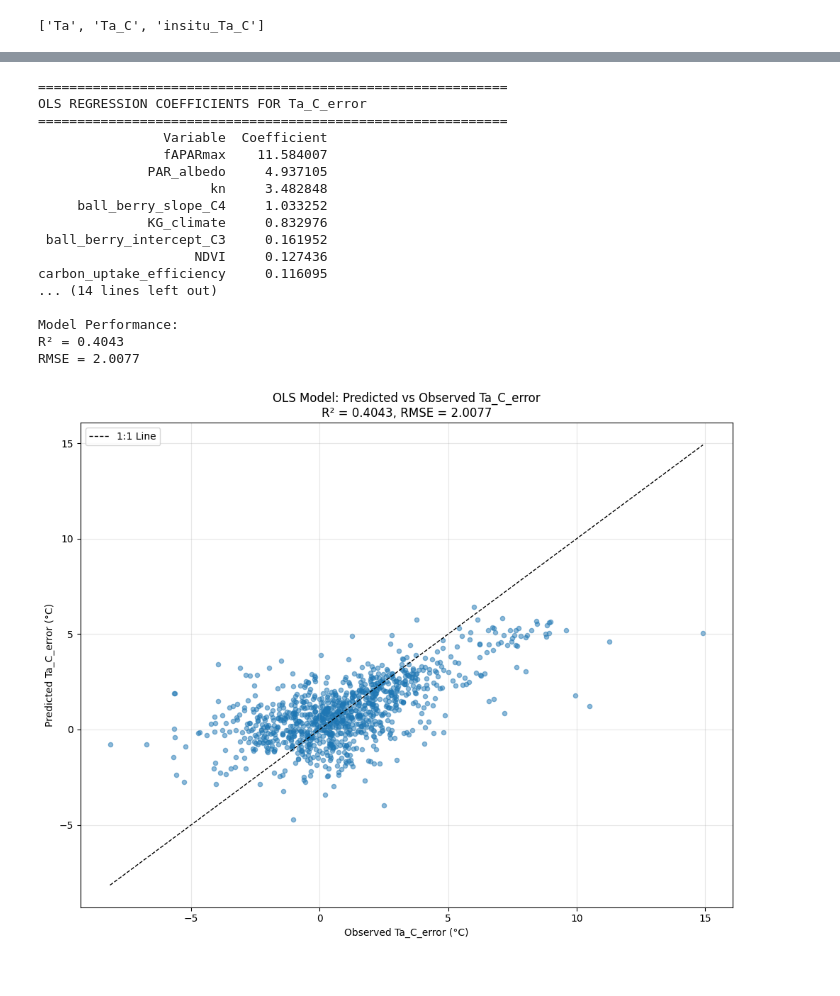
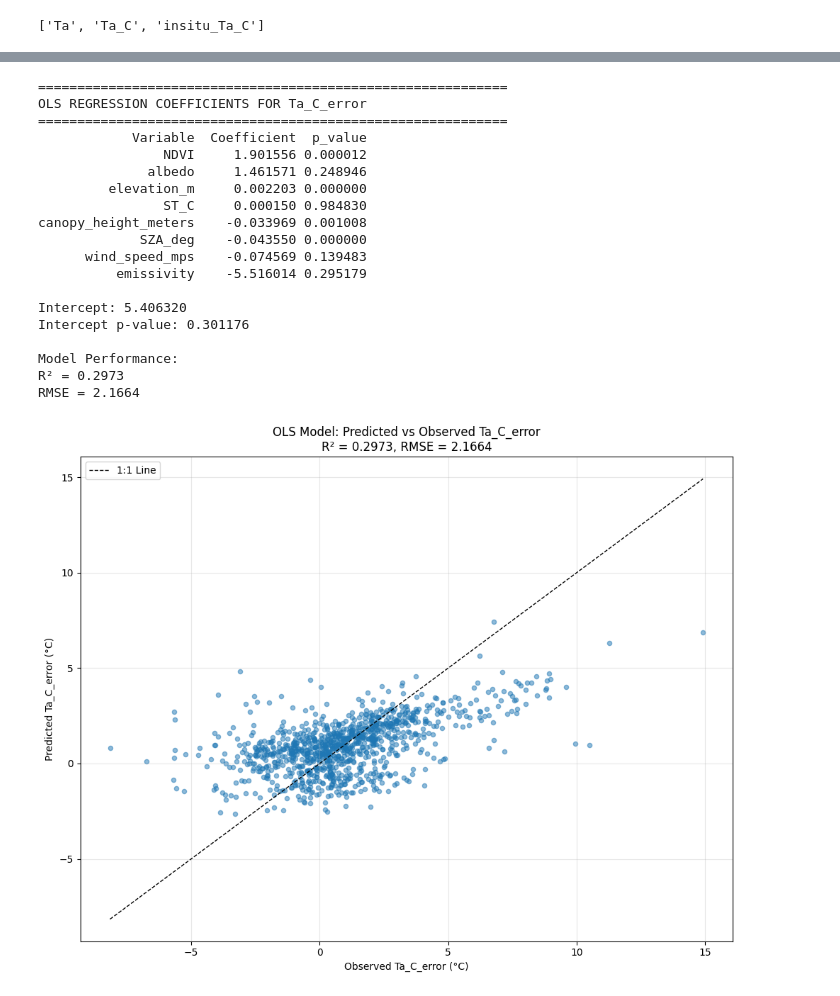
Before and after one commit to gregory-halverson-jpl/JET3, a Jupyter notebook: notebooks/Air Temperature UQ.ipynb, the cells around one changed output, grey strips where cells are left out. Cells and saved outputs as stored; diff of their text form; code cells hidden in the pictures.

```diff
--- a/notebooks/Air Temperature UQ.ipynb
+++ b/notebooks/Air Temperature UQ.ipynb
@@ -2,8 +2,23 @@
 import numpy as np
 import matplotlib.pyplot as plt
 from JET3 import load_ECOv002_calval_JET_outputs, INPUT_VARIABLES
+# %%
+INPUT_VARIABLES = [
+    "NDVI",
+    "ST_C",
+    "ST_C_error",
+    "SZA_deg",
+    "albedo",
+    "canopy_height_meters",
+    "elevation_m",
+    "emissivity",
+    "wind_speed_mps",
+]
 # %%
 df = load_ECOv002_calval_JET_outputs()
+df["insitu_RH"] = df["RH_percentage"]
+df["insitu_SM"] = df["SM_surf"]
+df["ST_C_error"] = df["LST_err"]
 df
 # %% [output]
 |  | Unnamed: 0 | ID | vegetation | climate | STICinst | BESSinst | MOD16inst | PTJPLSMinst | ETinst | ... |
@@ -57,4 +55,6 @@ plt.show()
 # %%
 df["Ta_C_error"] = df["Ta_C"] - df["insitu_Ta_C"]
 df[["Ta_C", "insitu_Ta_C", "Ta_C_error"]].head()
+df["Ta_C_error_abs"] = np.abs(df["Ta_C_error"])
+df[["Ta_C", "insitu_Ta_C", "Ta_C_error", "Ta_C_error_abs"]].head()
 # %% [output]
@@ -150,7 +210,7 @@ vars_in_df = [v for v in INPUT_VARIABLES if v in df.columns]
 numeric_vars = df[vars_in_df].select_dtypes(include=[np.number]).columns.tolist()
 
 # Calculate correlations and keep only finite values (no NaN, no inf)
-corrs = df[numeric_vars].corrwith(df["Ta_C_error"])
+corrs = df[numeric_vars].corrwith(df["Ta_C_error_abs"])
 input_var_corrs = (
     corrs[np.isfinite(corrs)]
     .sort_values(ascending=False)
@@ -240,11 +339,12 @@ Name: correlation, dtype: float64
 from sklearn.linear_model import LinearRegression
 from sklearn.metrics import r2_score, mean_squared_error
 import pandas as pd
+import statsmodels.api as sm
 
-# Get the top correlating variables (both positive and negative)
+# Use the selected strongest variables
 top_corr_vars = top_correlations.index.tolist()
 
-# Prepare data: remove rows with NaN in any of the top corr variables or Ta_C_error
+# Prepare data: remove rows with NaN in any selected variable or Ta_C_error
 X = df[top_corr_vars].dropna()
 y = df.loc[X.index, "Ta_C_error"].dropna()
 
@@ -253,21 +353,27 @@ common_idx = X.index.intersection(y.index)
 X = X.loc[common_idx]
 y = y.loc[common_idx]
 
-# Fit OLS regression
+# Fit OLS regression (scikit-learn for predictions/metrics)
 ols_model = LinearRegression()
 ols_model.fit(X, y)
 
-# Get coefficients
+# Fit OLS regression (statsmodels for p-values)
+X_sm = sm.add_constant(X, has_constant="add")
+ols_inference = sm.OLS(y, X_sm).fit()
+
+# Get coefficients with p-values
 coef_df = pd.DataFrame({
     'Variable': top_corr_vars,
-    'Coefficient': ols_model.coef_
+    'Coefficient': ols_model.coef_,
+    'p_value': ols_inference.pvalues.reindex(top_corr_vars).values
 }).sort_values('Coefficient', ascending=False)
 
 print("=" * 60)
 print("OLS REGRESSION COEFFICIENTS FOR Ta_C_error")
 print("=" * 60)
-print(coef_df.to_string(index=False))
+print(coef_df.to_string(index=False, float_format=lambda v: f"{v:.6f}"))
 print(f"\nIntercept: {ols_model.intercept_:.6f}")
+print(f"Intercept p-value: {ols_inference.pvalues.get('const', float('nan')):.6f}")
 
 # Generate predictions
 y_pred_ols = ols_model.predict(X)
@@ -275,43 +381,45 @@ y_pred_ols = ols_model.predict(X)
 # Calculate metrics
 r2_ols = r2_score(y, y_pred_ols)
 rmse_ols = np.sqrt(mean_squared_error(y, y_pred_ols))
 
 print(f"\nModel Performance:")
 print(f"R² = {r2_ols:.4f}")
 print(f"RMSE = {rmse_ols:.4f}")
 
 # Create scatter plot
 plt.figure(figsize=(10, 8))
 plt.scatter(y, y_pred_ols, alpha=0.5, s=20)
 
 # Add 1:1 line
 min_lim = min(y.min(), y_pred_ols.min())
 max_lim = max(y.max(), y_pred_ols.max())
 plt.plot([min_lim, max_lim], [min_lim, max_lim], 'k--', linewidth=1, label='1:1 Line')
 
 plt.xlabel('Observed Ta_C_error (°C)')
 plt.ylabel('Predicted Ta_C_error (°C)')
 plt.title(f'OLS Model: Predicted vs Observed Ta_C_error\nR² = {r2_ols:.4f}, RMSE = {rmse_ols:.4f}')
 plt.grid(True, alpha=0.3)
 plt.legend()
 plt.tight_layout()
 plt.show()
 # %% [output]
 ============================================================
 OLS REGRESSION COEFFICIENTS FOR Ta_C_error
 ============================================================
-                Variable  Coefficient
-                fAPARmax    11.584007
-              PAR_albedo     4.937105
-                      kn     3.482848
-     ball_berry_slope_C4     1.033252
-              KG_climate     0.832976
- ball_berry_intercept_C3     0.161952
-                    NDVI     0.127436
-carbon_uptake_efficiency     0.116095
-... (14 lines left out)
+            Variable  Coefficient  p_value
+                NDVI     1.901556 0.000012
+              albedo     1.461571 0.248946
+         elevation_m     0.002203 0.000000
+                ST_C     0.000150 0.984830
+canopy_height_meters    -0.033969 0.001008
+             SZA_deg    -0.043550 0.000000
+      wind_speed_mps    -0.074569 0.139483
+          emissivity    -5.516014 0.295179
+
+Intercept: 5.406320
+Intercept p-value: 0.301176
 
 Model Performance:
-R² = 0.4043
-RMSE = 2.0077
+R² = 0.2973
+RMSE = 2.1664
-[figure, old version]
+[figure, new version]
```
Also changed, not shown: parts of 33 cells of this notebook.
